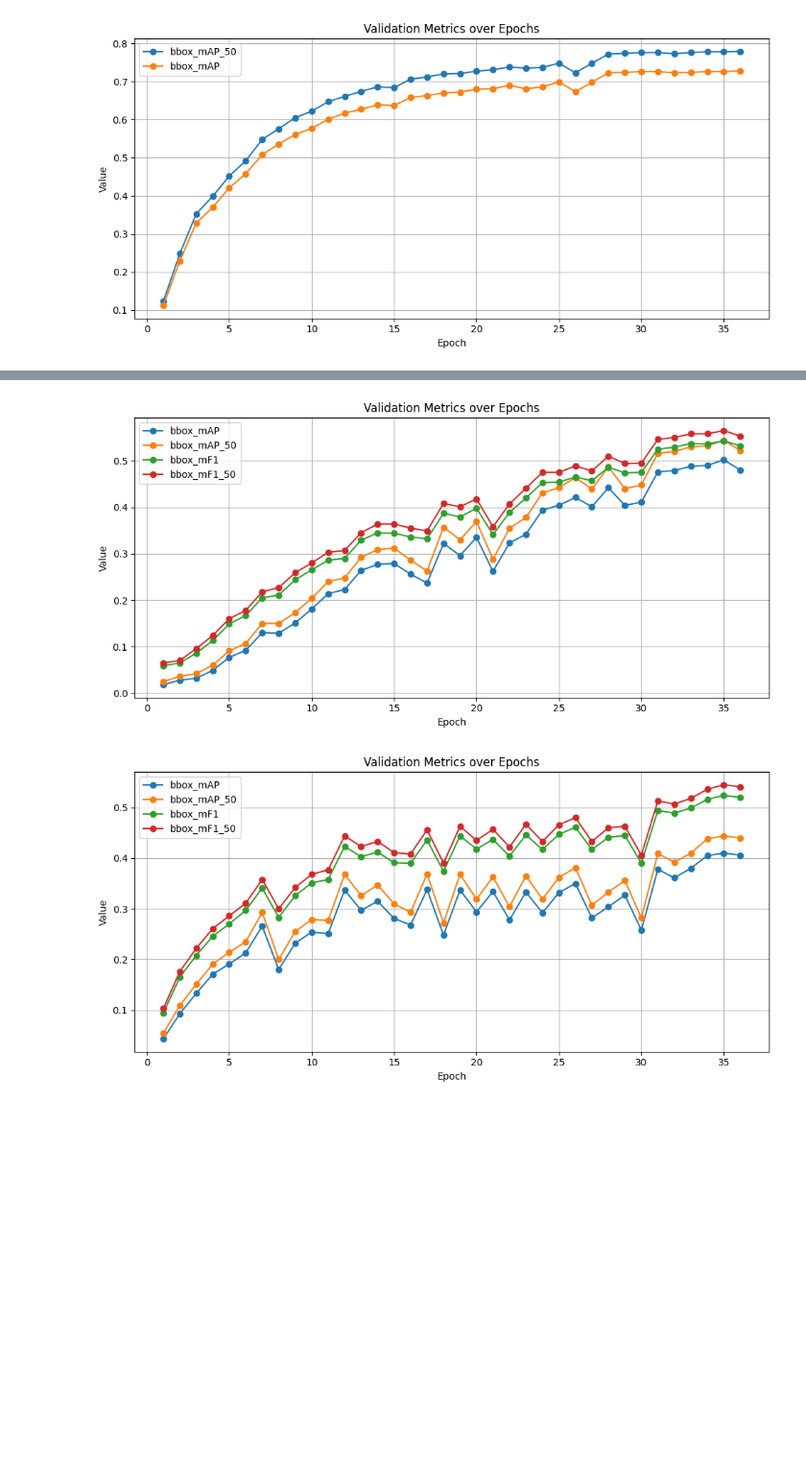
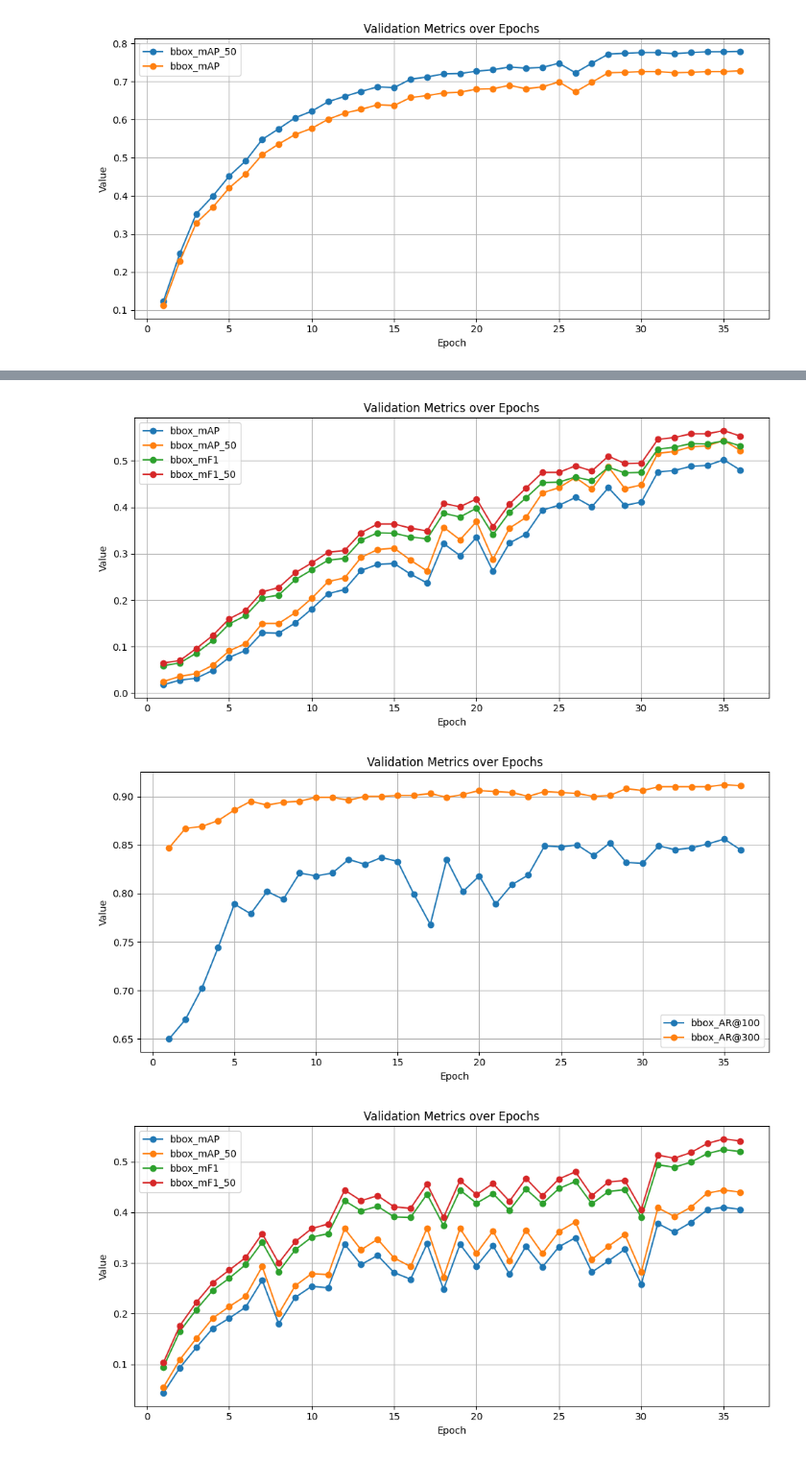
Before and after one commit to Gogonemnem/hierarchical-object-detection, a Jupyter notebook: tests.ipynb, the cells around one changed output, grey strips where cells are left out. Shown at 96% size. Saved outputs shown, nothing was run; the diff lists cells and outputs as text; code cells hidden in the pictures; blank space fills up the shorter version.

Commit message:
added hierarchical plots

```diff
--- a/tests.ipynb
+++ b/tests.ipynb
@@ -140,15 +140,17 @@ plot_metrics(log_files)
 # %%
 # With Shared Classifiers
 log_files = [
     "work_dirs/dino-4scale_r50-shared-proj_improved_8xb2/20250427_071406/vis_data/scalars.json"
 ]
 plot_metrics(log_files, metrics_to_track=["coco/bbox_mAP", "coco/bbox_mAP_50", "coco/bbox_mF1", "coco/bbox_mF1_50"])
+plot_metrics(log_files, metrics_to_track=["coco/bbox_AR@100", "coco/bbox_AR@300"])
 
 # Standard DINO
 log_files = [
-    "work_dirs/dino-4scale_r50_improved_8xb2/20250428_044942/vis_data/scalars.json"
+    "work_dirs/dino-4scale_r50-linear_improved_8xb2/20250428_044942/vis_data/scalars.json"
 ]
 plot_metrics(log_files, metrics_to_track=["coco/bbox_mAP", "coco/bbox_mAP_50", "coco/bbox_mF1", "coco/bbox_mF1_50"])
 # %% [output]
 [figure]
-[figure, old version]
+[figure, new version]
+[figure, added]
```
Also changed, not shown: parts of 4 cells of this notebook.
